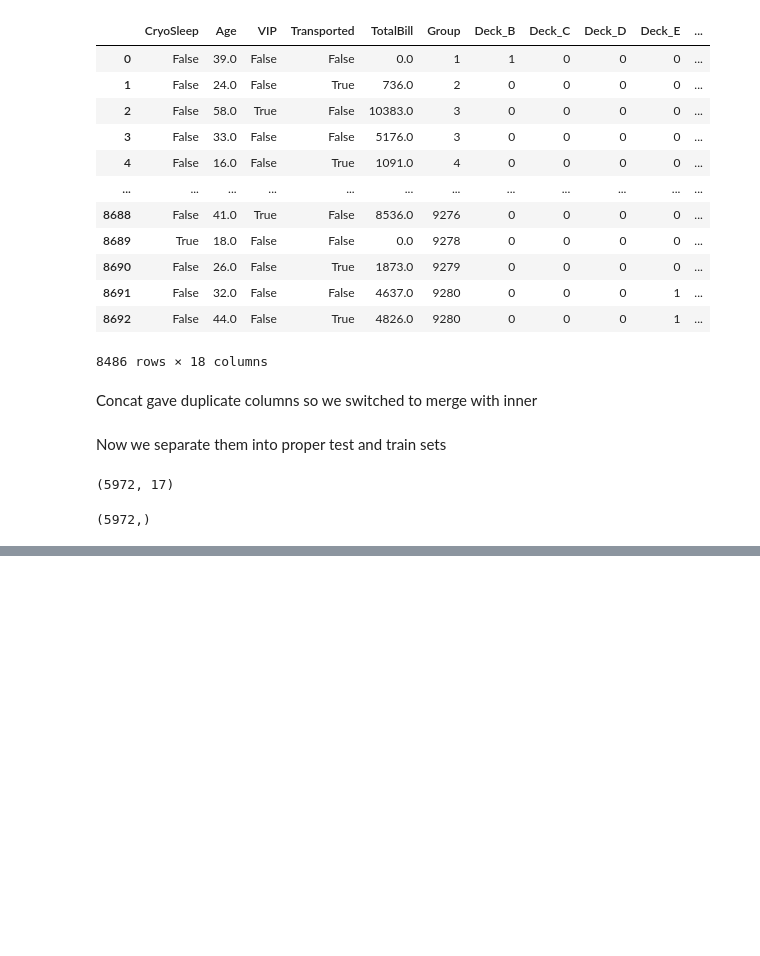
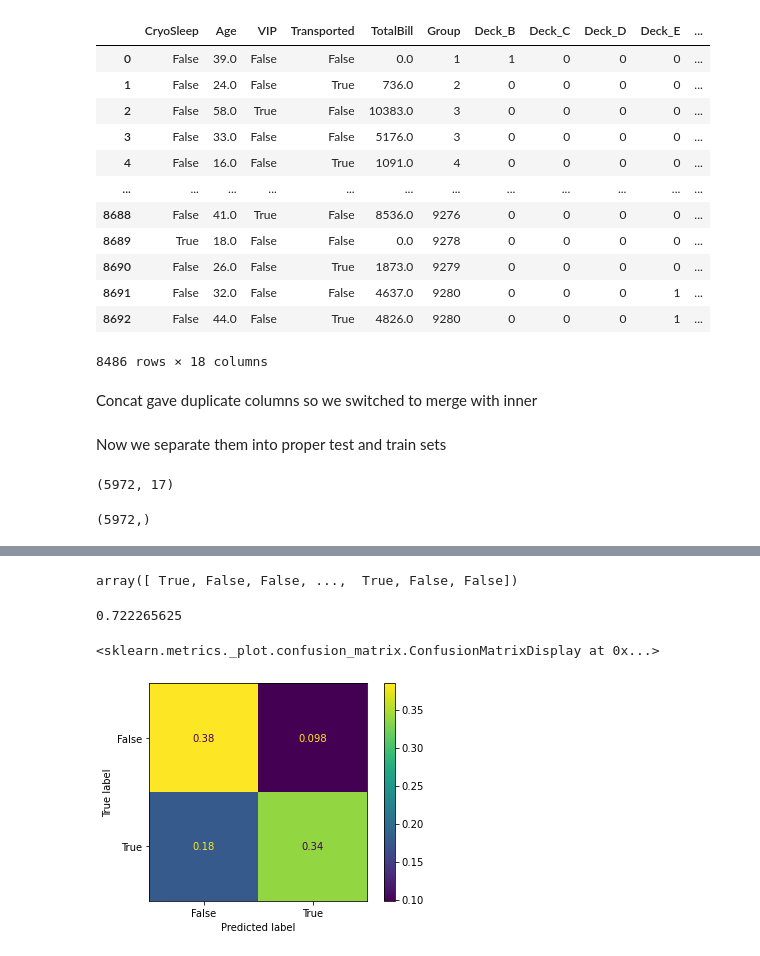
Before and after one commit to Daniel-Aguila/SpaceTitanic, a Jupyter notebook: main.ipynb, the cells around one changed output, grey strips where cells are left out. Saved outputs shown, nothing was run; the diff lists cells and outputs as text; code cells hidden in the pictures; blank space fills up the shorter version.

Commit message:
Trying out different parameters l1 l2 and elasticnet gridsearch

```diff
--- a/main.ipynb
+++ b/main.ipynb
@@ -622,0 +625,8 @@ plot_roc_curve(log_model,scaled_X_test,y_test,ax=ax)
+# %%
+penalty = ['l1','l2','elasticnet']
+l1_ratio = np.linspace(0,1,20)
+C = np.logspace(0,10,20)
+
+param_grid = {'penalty': penalty,
+              'l1_ratio': l1_ratio,
+              'C': C}
@@ -622,0 +635,6 @@ plot_roc_curve(log_model,scaled_X_test,y_test,ax=ax)
+# %%
+log_model = LogisticRegression(solver='lbfgs',max_iter=5000)
+# %%
+grid_model = GridSearchCV(log_model,param_grid=param_grid)
+# %%
+grid_model.fit(scaled_X_train,y_train)
@@ -622,0 +670,14 @@ plot_roc_curve(log_model,scaled_X_test,y_test,ax=ax)
+# %%
+y_pred = grid_model.predict(scaled_X_test)
+y_pred
+# %% [output]
+array([ True, False, False, ...,  True, False, False])
+# %%
+accuracy_score(y_test,y_pred)
+# %% [output]
+0.722265625
+# %%
+plot_confusion_matrix(grid_model,scaled_X_test,y_test,normalize='all')
+# %% [output]
+<sklearn.metrics._plot.confusion_matrix.ConfusionMatrixDisplay at 0x...>
+[figure, added]
```
Also changed, not shown: parts of 14 cells of this notebook.
